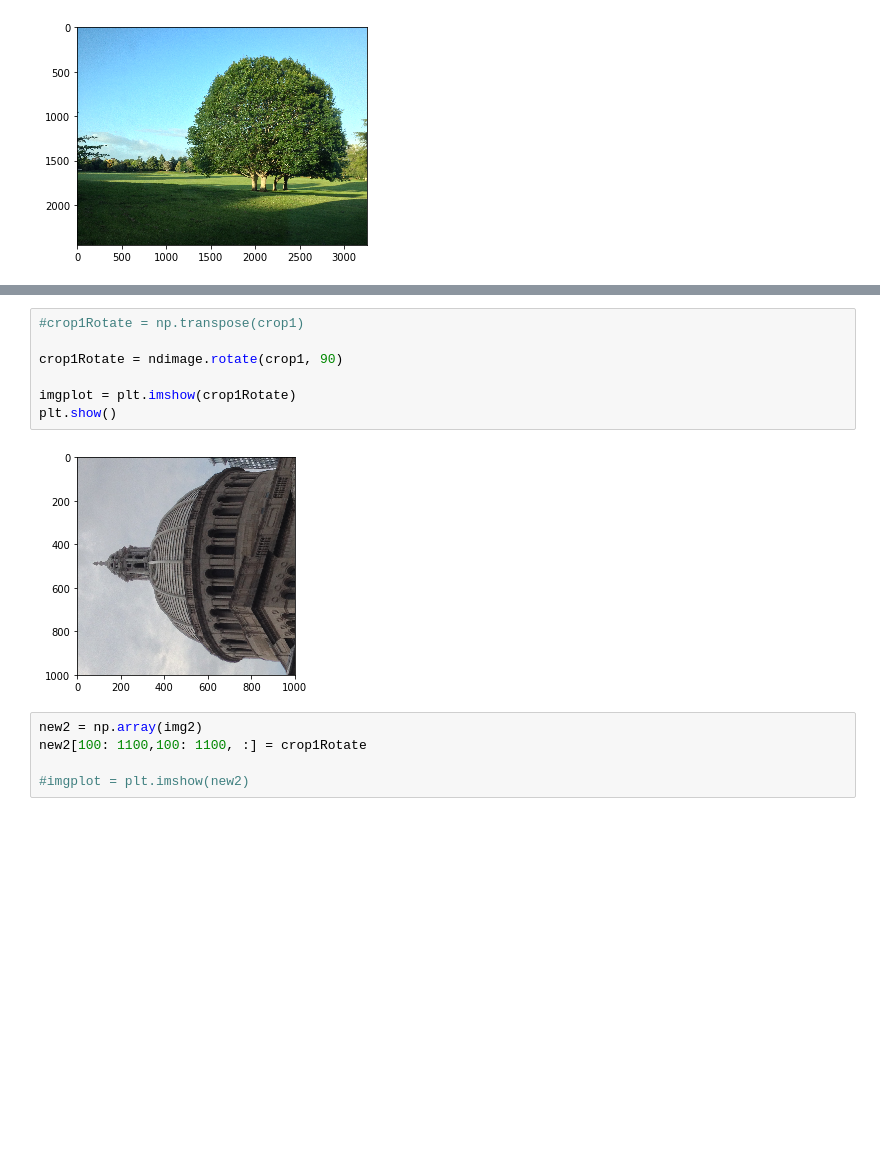
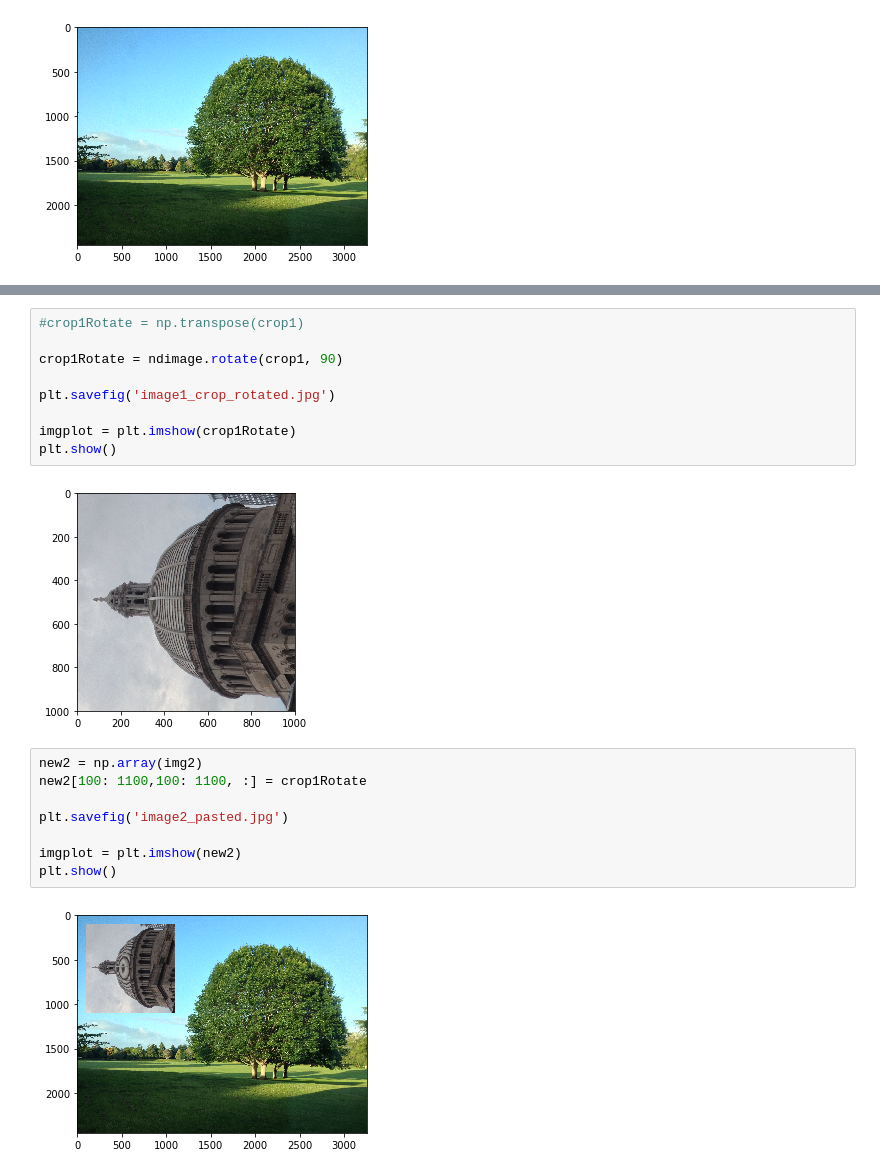
Before and after one commit to neezcha/483H1, a Jupyter notebook: HW1-Coding.ipynb, the cells around one changed output, grey strips where cells are left out. Drawn from its saved outputs; the diff is of its cells as text; blank space fills up the shorter version.

```diff
--- a/HW1-Coding.ipynb
+++ b/HW1-Coding.ipynb
@@ -69,6 +72,8 @@ plt.show()
 
 crop1Rotate = ndimage.rotate(crop1, 90)
 
+plt.savefig('image1_crop_rotated.jpg')
+
 imgplot = plt.imshow(crop1Rotate)
 plt.show()
 # %% [output]
@@ -76,5 +81,10 @@ plt.show()
 # %%
 new2 = np.array(img2)
 new2[100: 1100,100: 1100, :] = crop1Rotate
 
-#imgplot = plt.imshow(new2)
+plt.savefig('image2_pasted.jpg')
+
+imgplot = plt.imshow(new2)
+plt.show()
+# %% [output]
+[figure, added]
```
Also changed, not shown: parts of 7 cells of this notebook, 6 other files.
